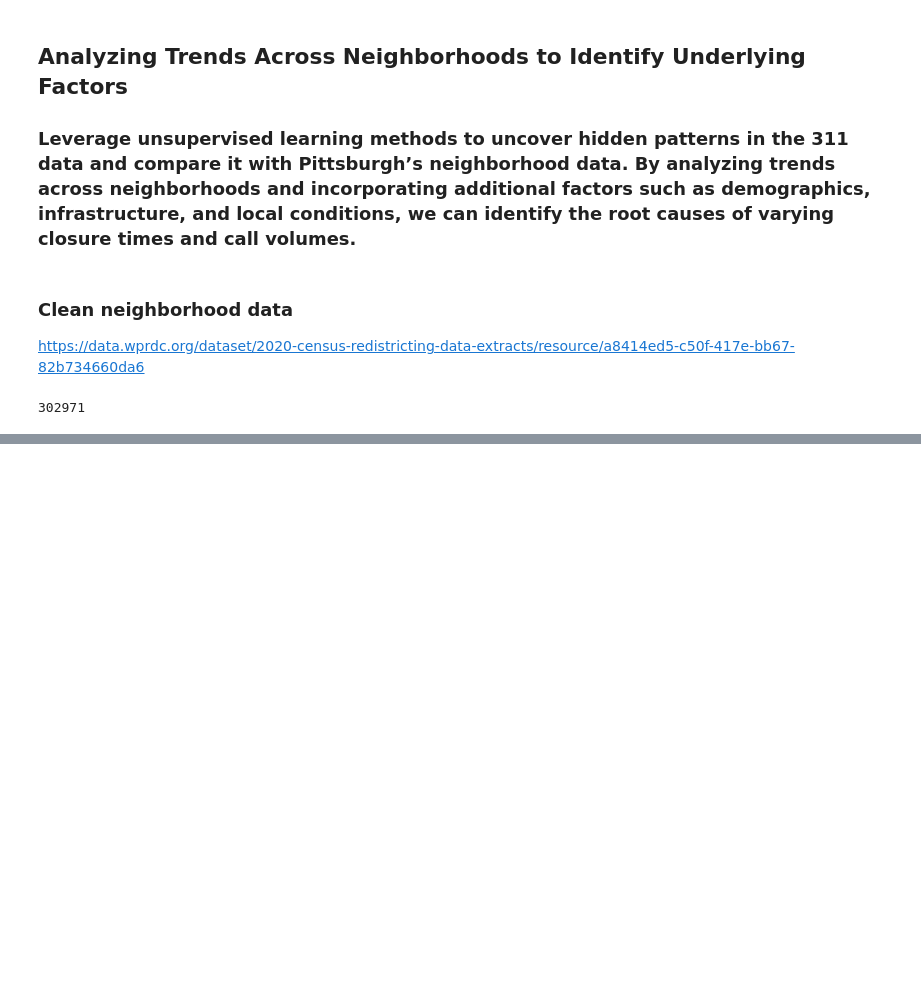
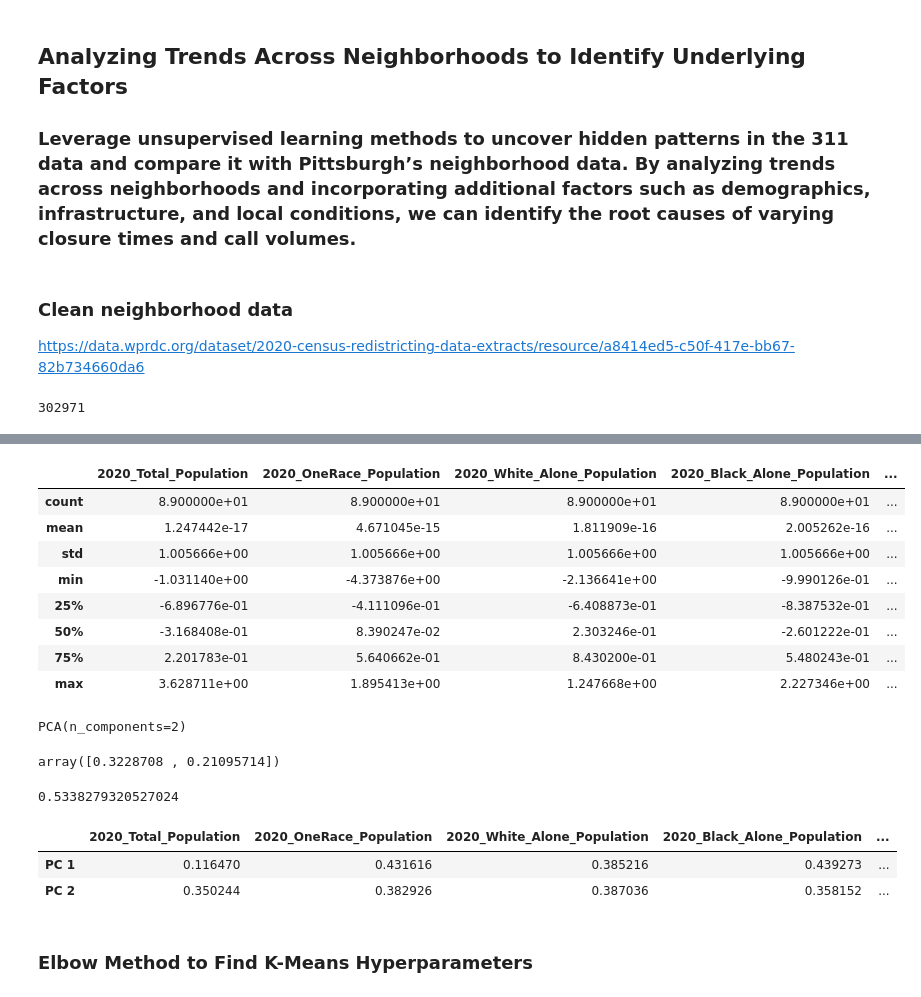
Before and after one commit to kanikaselva/311analysis, a Jupyter notebook: Analysis/3. NeighborhoodAnalysis.ipynb, the cells around one changed output, grey strips where cells are left out. Saved outputs shown, nothing was run; the diff lists cells and outputs as text; code cells hidden in the pictures; blank space fills up the shorter version.

```diff
--- a/Analysis/3. NeighborhoodAnalysis.ipynb
+++ b/Analysis/3. NeighborhoodAnalysis.ipynb
@@ -82,0 +110,26 @@ combineddf = pd.merge(df, neighborhoods, how = 'left', on = 'neighborhood')
+# %%
+# Scaling data for PCA/clustering
+
+nScaled = neighborhoods.copy()
+nScaled = nScaled.drop(columns = ['_id', 'neighborhood'])
+
+nScaled[nScaled.columns] = StandardScaler().fit_transform(nScaled)
+nScaled.describe()
+# %% [output]
+|  | 2020_Total_Population | 2020_OneRace_Population | 2020_White_Alone_Population | 2020_Black_Alone_Population | ... |
+| count | 8.900000e+01 | 8.900000e+01 | 8.900000e+01 | 8.900000e+01 | ... |
+| mean | 1.247442e-17 | 4.671045e-15 | 1.811909e-16 | 2.005262e-16 | ... |
+| std | 1.005666e+00 | 1.005666e+00 | 1.005666e+00 | 1.005666e+00 | ... |
+| min | -1.031140e+00 | -4.373876e+00 | -2.136641e+00 | -9.990126e-01 | ... |
+| 25% | -6.896776e-01 | -4.111096e-01 | -6.408873e-01 | -8.387532e-01 | ... |
+| 50% | -3.168408e-01 | 8.390247e-02 | 2.303246e-01 | -2.601222e-01 | ... |
+| 75% | 2.201783e-01 | 5.640662e-01 | 8.430200e-01 | 5.480243e-01 | ... |
+| max | 3.628711e+00 | 1.895413e+00 | 1.247668e+00 | 2.227346e+00 | ... |
+# %%
+# PCA
+
+pca = PCA(n_components = 2)
+pcaResult = pca.fit(nScaled)
+pcaResult
+# %% [output]
+PCA(n_components=2)
@@ -82,0 +138,19 @@ combineddf = pd.merge(df, neighborhoods, how = 'left', on = 'neighborhood')
+# %%
+pca.explained_variance_ratio_
+# %% [output]
+array([0.3228708 , 0.21095714])
+# %%
+# Variance explained by the two pcs - 53.38%
+
+sum(pca.explained_variance_ratio_)
+# %% [output]
+0.5338279320527024
+# %%
+pcaViz = pd.DataFrame(abs(pca.components_), columns = nScaled.columns, index = ['PC 1', 'PC 2'])
+pcaViz
+# %% [output]
+|  | 2020_Total_Population | 2020_OneRace_Population | 2020_White_Alone_Population | 2020_Black_Alone_Population | ... |
+| PC 1 | 0.116470 | 0.431616 | 0.385216 | 0.439273 | ... |
+| PC 2 | 0.350244 | 0.382926 | 0.387036 | 0.358152 | ... |
+# %% [markdown]
+### Elbow Method to Find K-Means Hyperparameters
```
Also changed, not shown: parts of 25 cells of this notebook.
